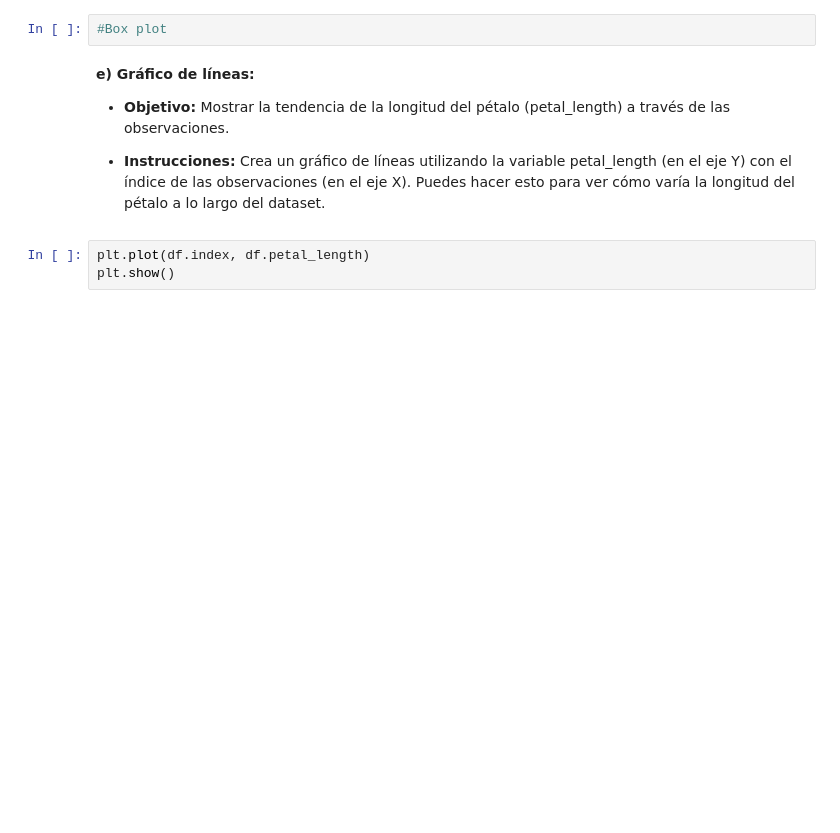
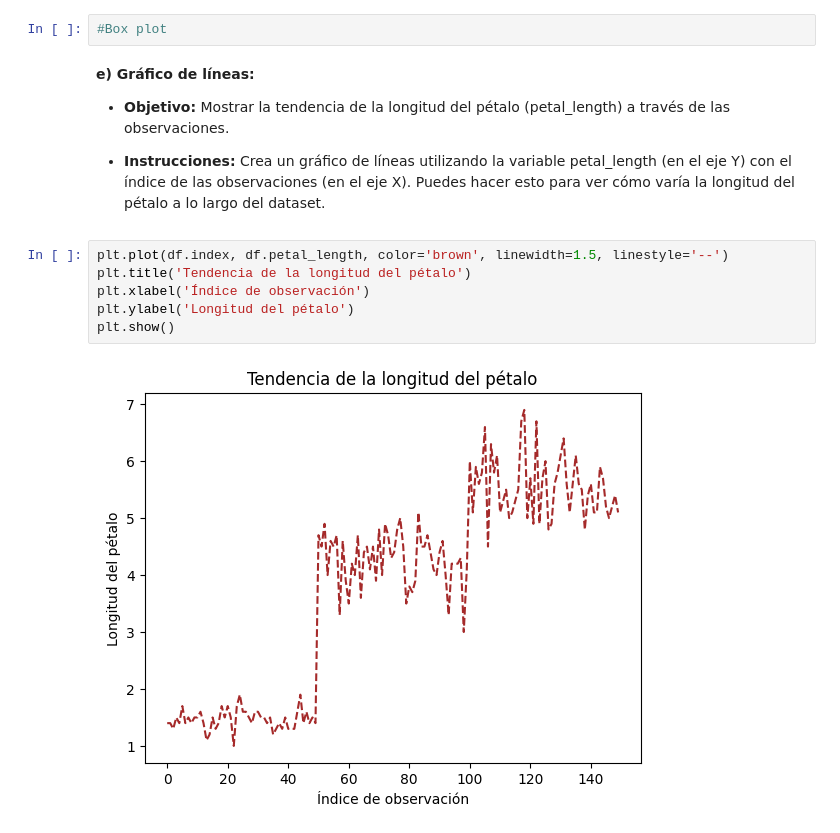
Before and after one commit to jonathanahc/Practicas, a Jupyter notebook: Práctica_7_Análisis_de_un_Dataset_con_Matplotlib.ipynb, the cells around one changed output. Drawn from its saved outputs; the diff is of its cells as text; blank space fills up the shorter version.

```diff
--- a/Práctica_7_Análisis_de_un_Dataset_con_Matplotlib.ipynb
+++ b/Práctica_7_Análisis_de_un_Dataset_con_Matplotlib.ipynb
@@ -76,6 +112,11 @@ plt.show()
 
 
 *   **Instrucciones:** Crea un gráfico de líneas utilizando la variable petal_length (en el eje Y) con el índice de las observaciones (en el eje X). Puedes hacer esto para ver cómo varía la longitud del pétalo a lo largo del dataset.
-# %%
-plt.plot(df.index, df.petal_length)
-plt.show()
+# %%
+plt.plot(df.index, df.petal_length, color='brown', linewidth=1.5, linestyle='--')
+plt.title('Tendencia de la longitud del pétalo')
+plt.xlabel('Índice de observación')
+plt.ylabel('Longitud del pétalo')
+plt.show()
+# %% [output]
+[figure, added]
```
Also changed, not shown: parts of 7 cells of this notebook.
